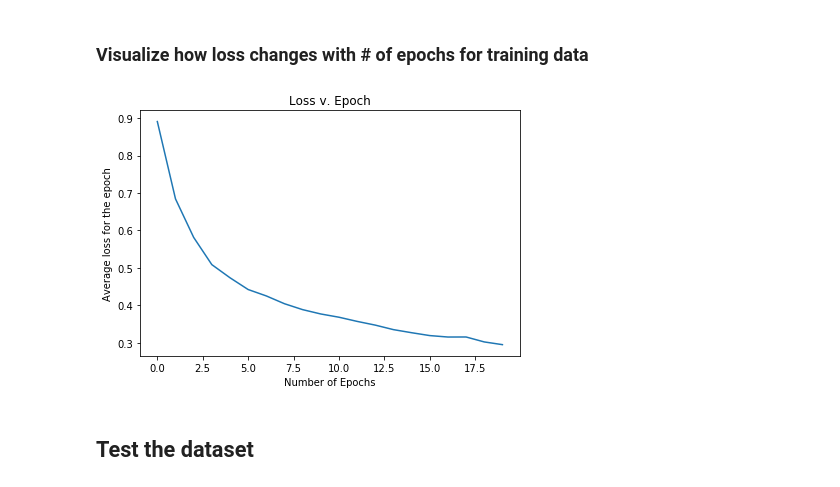
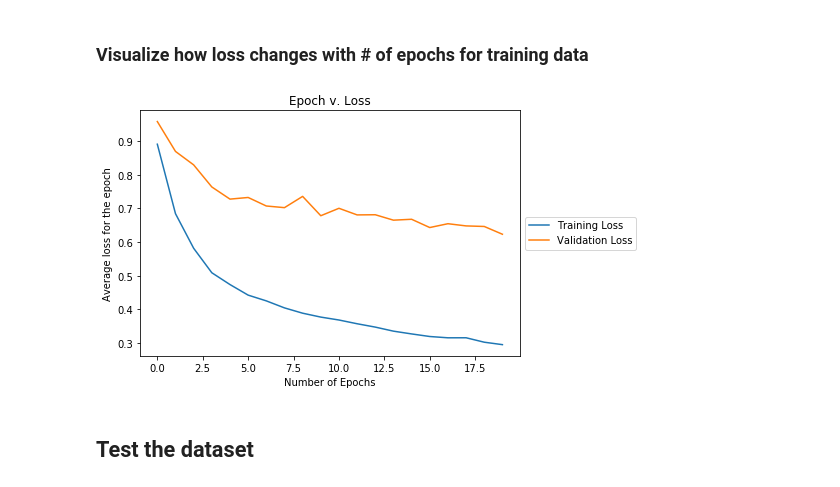
Before and after one commit to flejarza/ActGraph, a Jupyter notebook: autoencoders/extrasensory_AE_v3.ipynb, the cells around one changed output. Drawn from its saved outputs; the diff is of its cells as text; code cells hidden in the pictures.

```diff
--- a/autoencoders/extrasensory_AE_v3.ipynb
+++ b/autoencoders/extrasensory_AE_v3.ipynb
@@ -345,7 +351,7 @@ class SensorDataset(Dataset):
 
         if self.transform:
             # Transform to tensor
-            sample = self.transform(sample.to_numpy().reshape(9, 23))
+            sample = self.transform(sample.to_numpy().reshape(input_shape_s1, input_shape_s2))
 
         return sample, torch.from_numpy(labels.to_numpy())
 # %% [markdown]
@@ -551,39 +532,28 @@ def fit(current_epoch):
 # %%
 def validate(current_epoch):
     model.eval()
-    batch_count = 0
 
     # Reset local variables
     loss = 0
     count = 0
-    is_first_loss = True
-
-    loader_len = len(test_loader)
-    turn_point = int(loader_len/batch_size) * batch_size + loader_len % batch_size -1
 
     # Iterate through the test dataset (we are using this data for validation, too)
-    for cnt, batch in enumerate(test_loader):
-
-        batch_count += 1
+    for batch_features, y_obs in test_loader:
 
         # Reshape mini-batch data to [N, input_shape] matrix
-        batch_features, y_obs = batch
         batch_features = batch_features.view(-1, input_shape).to(device)
 
         # Use the model
         y_pred = model(batch_features.float())
 
         # Test loss
-        y_pred = y_pred.squeeze()
-        y_obs = y_obs.squeeze()
-        val_loss = criterion(y_pred, batch_features.float())
+        val_loss = criterion(batch_features.float(), y_pred)
 
         # Add the mini-batch training loss to epoch loss
         loss += val_loss.item()
 
     # Compute the average training loss across the epoch
-    loss = loss / loader_len
-    print('VALIDATE:','\t Epoch:', current_epoch,'\t Loss:',loss/batch_count)
+    loss = loss / len(test_loader)
 
     # Return the loss for this iteration
     return loss
@@ -601,14 +571,29 @@ criterion = nn.MSELoss()
 min_val_loss = 100000000
 min_val_epoch = 1
 
+# Create a directory to store the best
+checkpoint_dir = './checkpoint/autoencoder/'
+if not os.path.exists(checkpoint_dir):
+    os.makedirs(checkpoint_dir)
+
 # Iterate through all epochs
 for current_epoch in range(num_epochs):
 
     # Train & validate for the current epoch
-    train_loss_array.append(fit(current_epoch))
-    validate_loss_array.append(validate(current_epoch))
+    fit_loss = fit(current_epoch)
+    train_loss_array.append(fit_loss)
+    print("Epoch {}/{}: Training loss = {:.6f}".format(current_epoch + 1, num_epochs, fit_loss))
+
+    val_loss = validate(current_epoch)
+    validate_loss_array.append(val_loss)
+    print("Epoch {}/{}: Validation loss = {:.6f}".format(current_epoch + 1, num_epochs, val_loss))
 
     if validate_loss_array[-1] < min_val_loss:
         min_val_loss =  validate_loss_array[-1]
         min_val_epoch = current_epoch
+
+        torch.save(model.state_dict(), checkpoint_dir + 'val_best.pth')
+
+print(min_val_loss)
+print(min_val_epoch + 1)
 # %% [output]
@@ -636,14 +619,17 @@ loss_results = train_loss_array
 # %%
 fig = plt.figure()
 ax1 = fig.add_subplot(111)
 fig.tight_layout()
-ax1.plot(loss_results)
+ax1.plot(train_loss_array, label = "Training Loss")
+ax1.plot(validate_loss_array, label = "Validation Loss")
+
 plt.xlabel("Number of Epochs")
 plt.ylabel("Average loss for the epoch")
-plt.title("Loss v. Epoch")
+plt.title("Epoch v. Loss")
+plt.legend(loc='center left', bbox_to_anchor=(1.0, 0.5))
 plt.show()
 # %% [output]
-[figure, old version]
+[figure, new version]
 # %% [markdown]
 ## Test the dataset
 # %%
```
Also changed, not shown: parts of 12 cells of this notebook.
